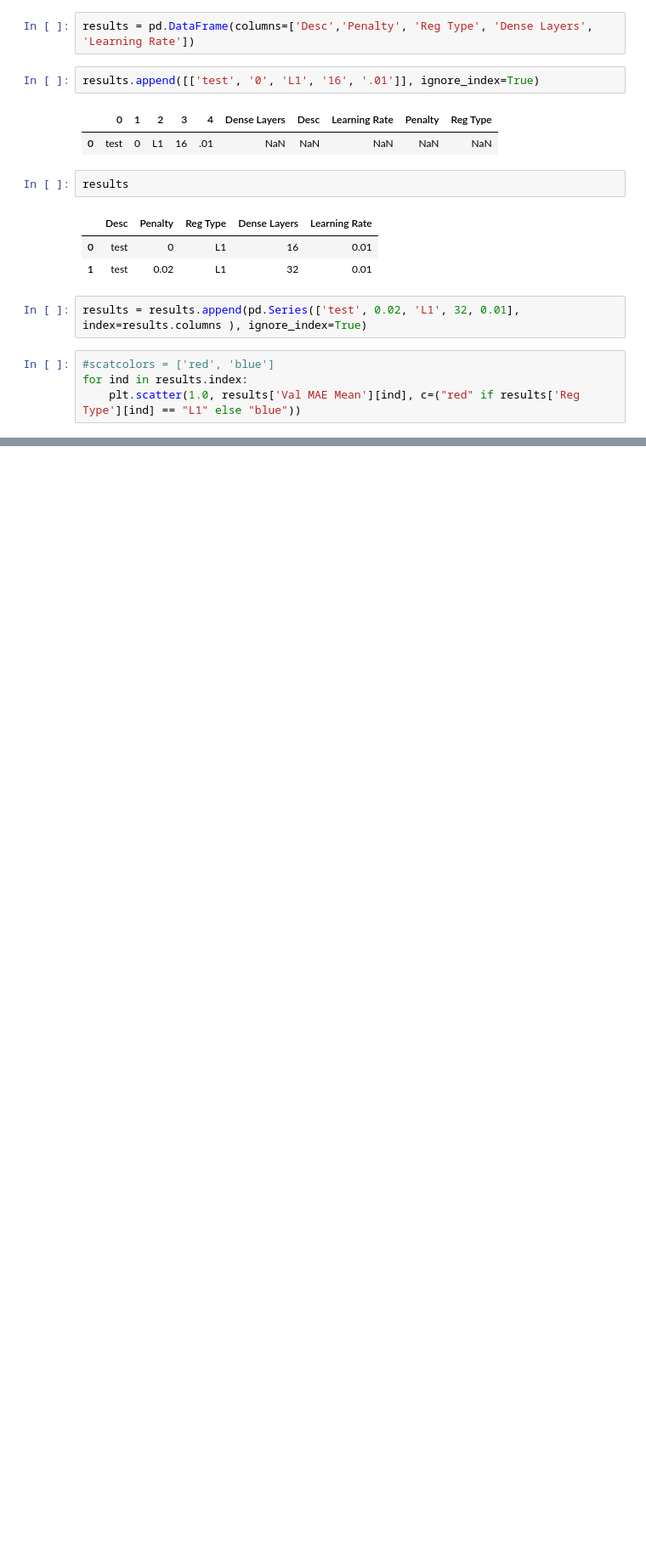
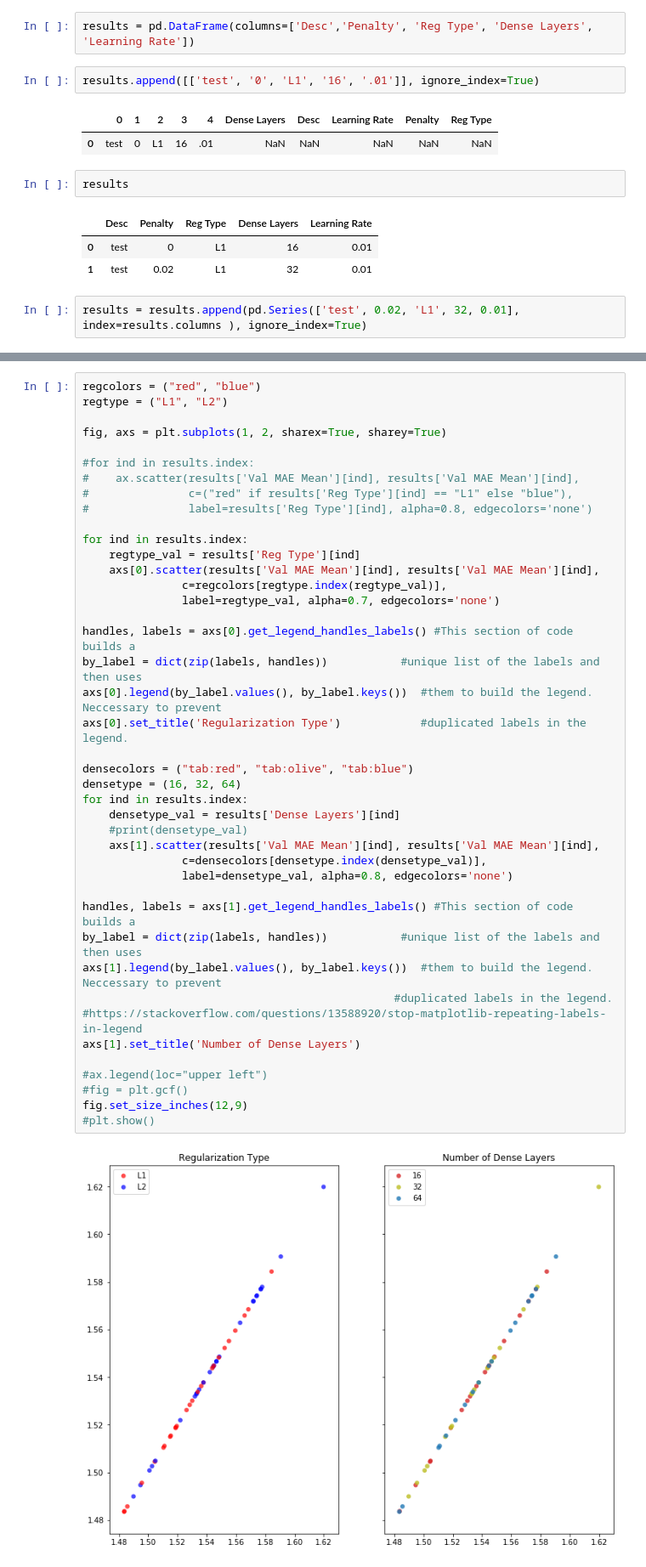
Before and after one commit to schkotty/Data-Science, a Jupyter notebook: GDP-Predictor/GDP-Predictor-NeuralNetRegression.ipynb, the cells around one changed output, grey strips where cells are left out. Shown: that part at 85% size. Saved outputs shown, nothing was run; the diff lists cells and outputs as text; blank space fills up the shorter version.

Commit message:
added plots for grid search results

```diff
--- a/GDP-Predictor/GDP-Predictor-NeuralNetRegression.ipynb
+++ b/GDP-Predictor/GDP-Predictor-NeuralNetRegression.ipynb
@@ -575,7 +446,3 @@ results
 | 1 | test | 0.02 | L1 | 32 | 0.01 |
 # %%
 results = results.append(pd.Series(['test', 0.02, 'L1', 32, 0.01], index=results.columns ), ignore_index=True)
-# %%
-#scatcolors = ['red', 'blue']
-for ind in results.index:
-    plt.scatter(1.0, results['Val MAE Mean'][ind], c=("red" if results['Reg Type'][ind] == "L1" else "blue"))
@@ -583,0 +449,44 @@ for ind in results.index:
+# %%
+regcolors = ("red", "blue")
+regtype = ("L1", "L2")
+
+fig, axs = plt.subplots(1, 2, sharex=True, sharey=True)
+
+#for ind in results.index:
+#    ax.scatter(results['Val MAE Mean'][ind], results['Val MAE Mean'][ind],
+#               c=("red" if results['Reg Type'][ind] == "L1" else "blue"),
+#               label=results['Reg Type'][ind], alpha=0.8, edgecolors='none')
+
+for ind in results.index:
+    regtype_val = results['Reg Type'][ind]
+    axs[0].scatter(results['Val MAE Mean'][ind], results['Val MAE Mean'][ind],
+               c=regcolors[regtype.index(regtype_val)],
+               label=regtype_val, alpha=0.7, edgecolors='none')
+
+handles, labels = axs[0].get_legend_handles_labels() #This section of code builds a
+by_label = dict(zip(labels, handles))           #unique list of the labels and then uses
+axs[0].legend(by_label.values(), by_label.keys())  #them to build the legend. Neccessary to prevent
+axs[0].set_title('Regularization Type')            #duplicated labels in the legend.
+
+densecolors = ("tab:red", "tab:olive", "tab:blue")
+densetype = (16, 32, 64)
+for ind in results.index:
+    densetype_val = results['Dense Layers'][ind]
+    #print(densetype_val)
+    axs[1].scatter(results['Val MAE Mean'][ind], results['Val MAE Mean'][ind],
+               c=densecolors[densetype.index(densetype_val)],
+               label=densetype_val, alpha=0.8, edgecolors='none')
+
+handles, labels = axs[1].get_legend_handles_labels() #This section of code builds a
+by_label = dict(zip(labels, handles))           #unique list of the labels and then uses
+axs[1].legend(by_label.values(), by_label.keys())  #them to build the legend. Neccessary to prevent
+                                               #duplicated labels in the legend.
+#https://stackoverflow.com/questions/13588920/stop-matplotlib-repeating-labels-in-legend
+axs[1].set_title('Number of Dense Layers')
+
+#ax.legend(loc="upper left")
+#fig = plt.gcf()
+fig.set_size_inches(12,9)
+#plt.show()
+# %% [output]
+[figure, added]
```
Also changed, not shown: parts of 2 cells of this notebook.
